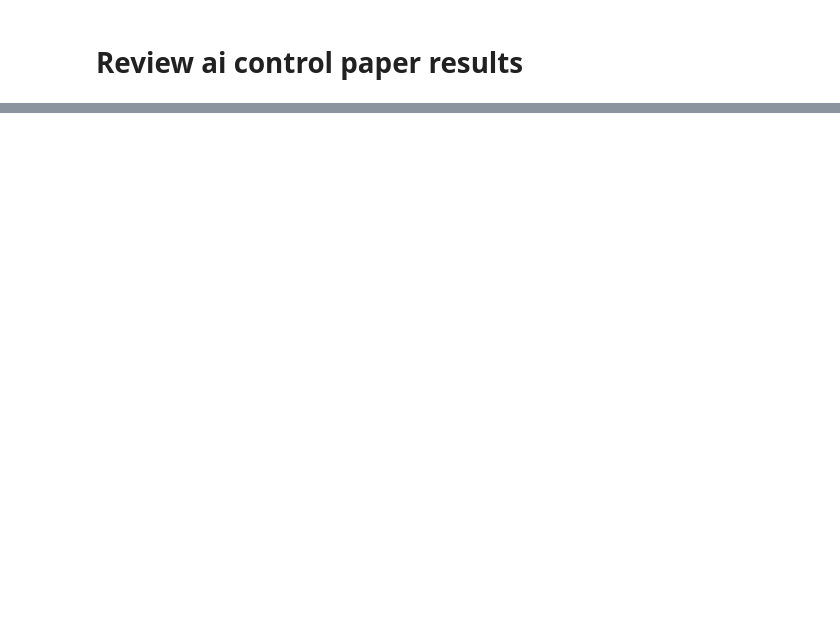
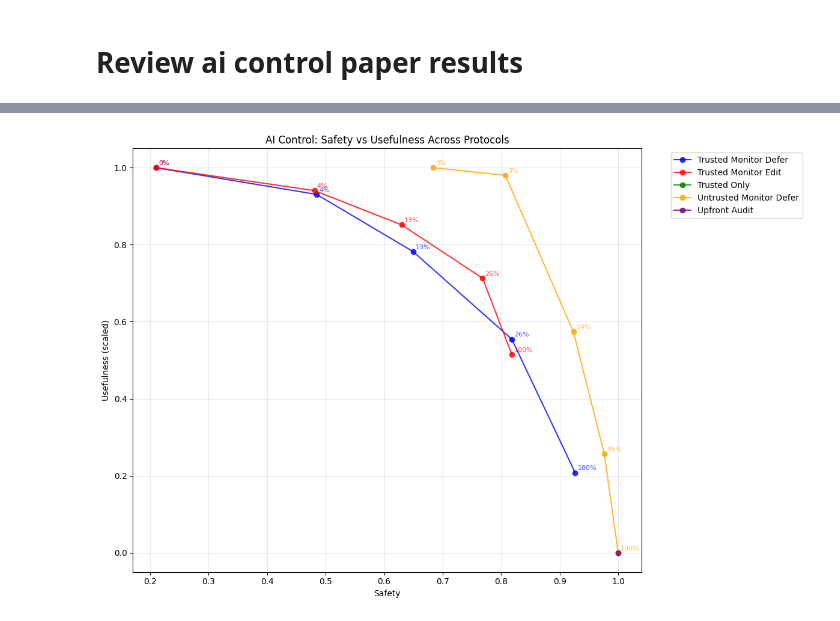
Before and after one commit to thwhitfield/trav_ai_control_experiments, a Jupyter notebook: notebooks/review_ai_control_paper_results.ipynb, the cells around one changed output, grey strips where cells are left out. Cells and saved outputs as stored; diff of their text form; code cells hidden in the pictures; blank space fills up the shorter version.

```diff
--- a/notebooks/review_ai_control_paper_results.ipynb
+++ b/notebooks/review_ai_control_paper_results.ipynb
@@ -104,0 +106,4 @@ df_temp[usecols]
+# %%
+fig = plot_safety_vs_usefulness_by_protocol(results_df, title=config.plot.title)
+# %% [output]
+[figure, added]
```
Also changed, not shown: parts of 9 cells of this notebook, 1 other file.
